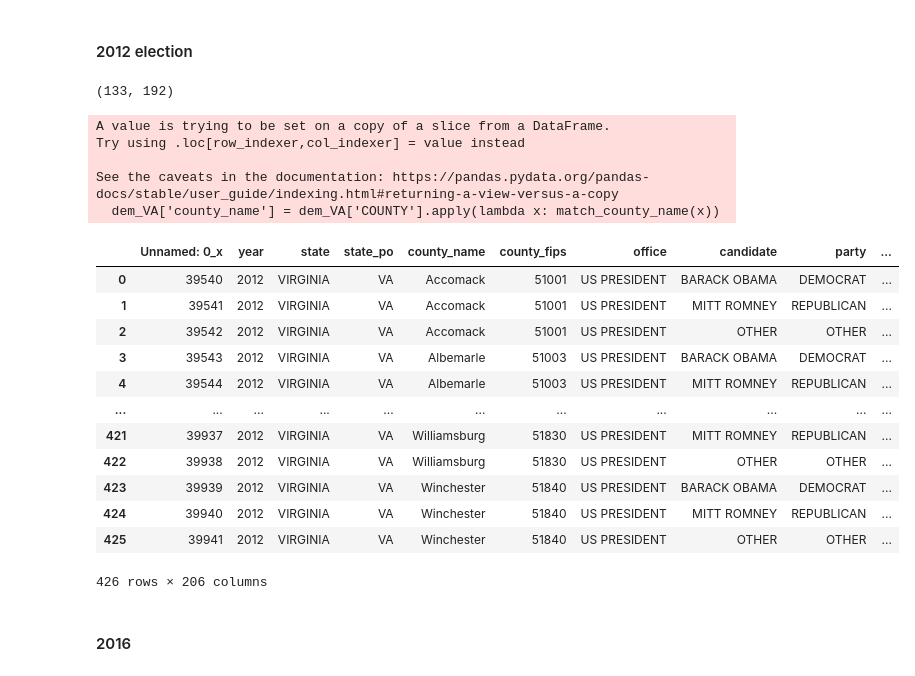
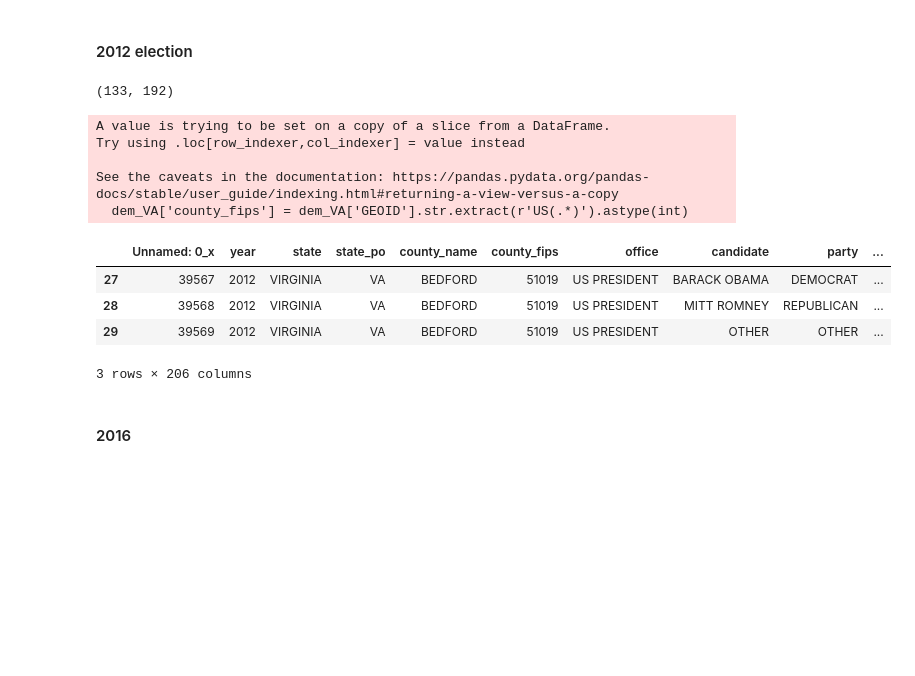
Before and after one commit to Catherine-Nguyen88/project_voting, a Jupyter notebook: merging_and_wrangling.ipynb, the cells around one changed output. Cells and saved outputs as stored; diff of their text form; code cells hidden in the pictures; blank space fills up the shorter version.

```diff
--- a/merging_and_wrangling.ipynb
+++ b/merging_and_wrangling.ipynb
@@ -179,42 +165,33 @@ See the caveats in the documentation: https://pandas.pydata.org/pandas-docs/stab
 # %%
 # extract demographic data
 fname = './project_voting/data/county_data/0002_ds206_20145_county_E.csv'
 dem = pd.read_csv(fname)
 # need to drop the 1st row
 dem = dem.drop([0])
 dem_VA = dem[dem['STATE'] == 'Virginia']
 print(dem_VA.shape) # the shape is correct for VA
 # rename for merging
-# dem_VA = dem_VA.rename(columns={'COUNTY':'county_name'})
-def match_county_name(county_name):
-  return county_name.replace(" County", "").replace(" city", "").title()
-
-dem_VA['county_name'] = dem_VA['COUNTY'].apply(lambda x: match_county_name(x))
+dem_VA['county_fips'] = dem_VA['GEOID'].str.extract(r'US(.*)').astype(int)
 dem_VA.head()
 
 # merge the datasets
-merged_2012 = voting_2012.merge(dem_VA, on='county_name', how='left')
+merged_2012 = voting_2012.merge(dem_VA, on='county_fips', how='inner')
 merged_2012
+
+rows_with_nan = merged_2012[merged_2012['county_name'] == 'BEDFORD']
+rows_with_nan
 # %% [output]
 (133, 192)
 A value is trying to be set on a copy of a slice from a DataFrame.
 Try using .loc[row_indexer,col_indexer] = value instead
 
 See the caveats in the documentation: https://pandas.pydata.org/pandas-docs/stable/user_guide/indexing.html#returning-a-view-versus-a-copy
-  dem_VA['county_name'] = dem_VA['COUNTY'].apply(lambda x: match_county_name(x))
+  dem_VA['county_fips'] = dem_VA['GEOID'].str.extract(r'US(.*)').astype(int)
 |  | Unnamed: 0_x | year | state | state_po | county_name | county_fips | office | candidate | party | ... |
-| 0 | 39540 | 2012 | VIRGINIA | VA | Accomack | 51001 | US PRESIDENT | BARACK OBAMA | DEMOCRAT | ... |
-| 1 | 39541 | 2012 | VIRGINIA | VA | Accomack | 51001 | US PRESIDENT | MITT ROMNEY | REPUBLICAN | ... |
-| 2 | 39542 | 2012 | VIRGINIA | VA | Accomack | 51001 | US PRESIDENT | OTHER | OTHER | ... |
-| 3 | 39543 | 2012 | VIRGINIA | VA | Albemarle | 51003 | US PRESIDENT | BARACK OBAMA | DEMOCRAT | ... |
-| 4 | 39544 | 2012 | VIRGINIA | VA | Albemarle | 51003 | US PRESIDENT | MITT ROMNEY | REPUBLICAN | ... |
-| ... | ... | ... | ... | ... | ... | ... | ... | ... | ... | ... |
-| 421 | 39937 | 2012 | VIRGINIA | VA | Williamsburg | 51830 | US PRESIDENT | MITT ROMNEY | REPUBLICAN | ... |
-| 422 | 39938 | 2012 | VIRGINIA | VA | Williamsburg | 51830 | US PRESIDENT | OTHER | OTHER | ... |
-| 423 | 39939 | 2012 | VIRGINIA | VA | Winchester | 51840 | US PRESIDENT | BARACK OBAMA | DEMOCRAT | ... |
-| 424 | 39940 | 2012 | VIRGINIA | VA | Winchester | 51840 | US PRESIDENT | MITT ROMNEY | REPUBLICAN | ... |
-| 425 | 39941 | 2012 | VIRGINIA | VA | Winchester | 51840 | US PRESIDENT | OTHER | OTHER | ... |
+| 27 | 39567 | 2012 | VIRGINIA | VA | BEDFORD | 51019 | US PRESIDENT | BARACK OBAMA | DEMOCRAT | ... |
+| 28 | 39568 | 2012 | VIRGINIA | VA | BEDFORD | 51019 | US PRESIDENT | MITT ROMNEY | REPUBLICAN | ... |
+| 29 | 39569 | 2012 | VIRGINIA | VA | BEDFORD | 51019 | US PRESIDENT | OTHER | OTHER | ... |
-426 rows × 206 columns
+3 rows × 206 columns
 # %% [markdown]
 #### 2016
 # %%
```
Also changed, not shown: parts of 35 cells of this notebook.
